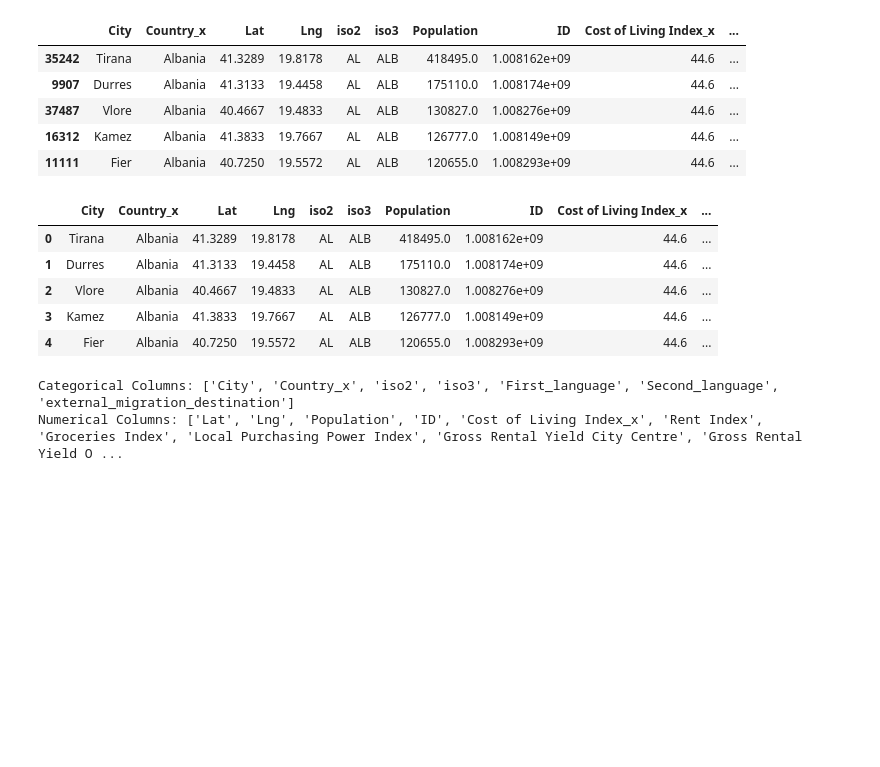
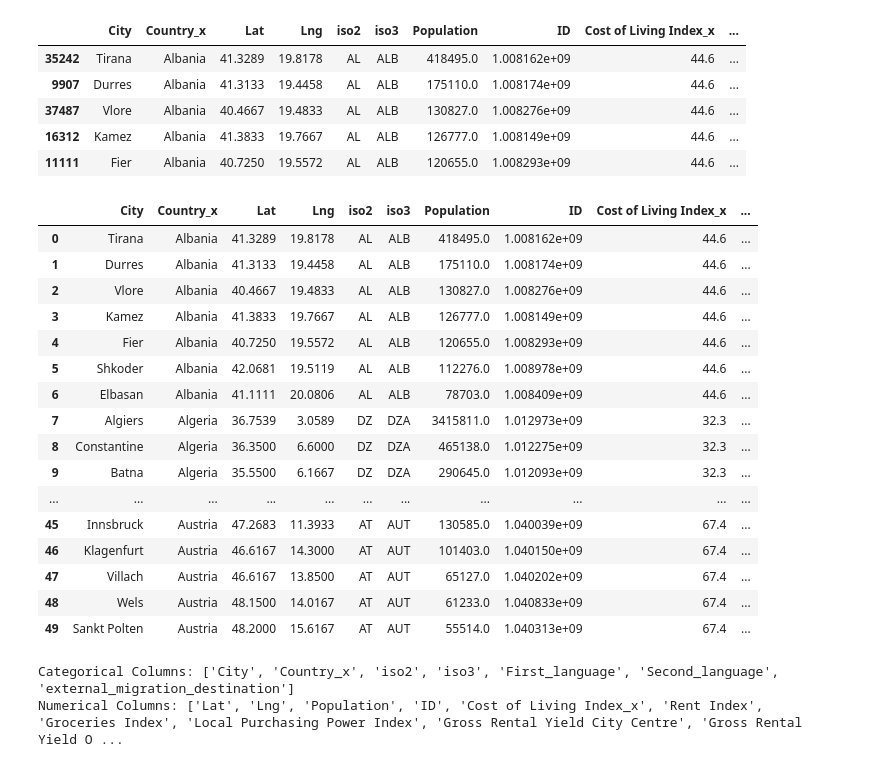
Before and after one commit to ronmaccms/DE_Team, a Jupyter notebook: 05_data_eng_cities_kpis.ipynb, the cells around one changed output. Drawn from its saved outputs; the diff is of its cells as text; code cells hidden in the pictures; blank space fills up the shorter version.

```diff
--- a/05_data_eng_cities_kpis.ipynb
+++ b/05_data_eng_cities_kpis.ipynb
@@ -264,26 +264,37 @@ migration_database.head()
 # %%
 #add language variable and net migration per city
 cities_missing_data.drop(columns=["City"], inplace= True)
 
 # Assuming cities_missing_data and sorted_combined_df are your DataFrames
 
 # Reset the index of both DataFrames before concatenating
 migration_database.reset_index(drop=True, inplace=True)
 cities_missing_data.reset_index(drop=True, inplace=True)
 
 # Concatenate based on matching values in the "City" column
 migration_database = pd.concat([migration_database, cities_missing_data], axis=1)
 migration_database.drop(columns=["Net migration (thousands)"], inplace= True)
 
 # Now, result contains the concatenated DataFrame
-migration_database.head()
+migration_database.head(50)
 # %% [output]
 |  | City | Country_x | Lat | Lng | iso2 | iso3 | Population | ID | Cost of Living Index_x | ... |
 | 0 | Tirana | Albania | 41.3289 | 19.8178 | AL | ALB | 418495.0 | 1.008162e+09 | 44.6 | ... |
 | 1 | Durres | Albania | 41.3133 | 19.4458 | AL | ALB | 175110.0 | 1.008174e+09 | 44.6 | ... |
 | 2 | Vlore | Albania | 40.4667 | 19.4833 | AL | ALB | 130827.0 | 1.008276e+09 | 44.6 | ... |
 | 3 | Kamez | Albania | 41.3833 | 19.7667 | AL | ALB | 126777.0 | 1.008149e+09 | 44.6 | ... |
 | 4 | Fier | Albania | 40.7250 | 19.5572 | AL | ALB | 120655.0 | 1.008293e+09 | 44.6 | ... |
+| 5 | Shkoder | Albania | 42.0681 | 19.5119 | AL | ALB | 112276.0 | 1.008978e+09 | 44.6 | ... |
+| 6 | Elbasan | Albania | 41.1111 | 20.0806 | AL | ALB | 78703.0 | 1.008409e+09 | 44.6 | ... |
+| 7 | Algiers | Algeria | 36.7539 | 3.0589 | DZ | DZA | 3415811.0 | 1.012973e+09 | 32.3 | ... |
+| 8 | Constantine | Algeria | 36.3500 | 6.6000 | DZ | DZA | 465138.0 | 1.012275e+09 | 32.3 | ... |
+| 9 | Batna | Algeria | 35.5500 | 6.1667 | DZ | DZA | 290645.0 | 1.012093e+09 | 32.3 | ... |
+| ... | ... | ... | ... | ... | ... | ... | ... | ... | ... | ... |
+| 45 | Innsbruck | Austria | 47.2683 | 11.3933 | AT | AUT | 130585.0 | 1.040039e+09 | 67.4 | ... |
+| 46 | Klagenfurt | Austria | 46.6167 | 14.3000 | AT | AUT | 101403.0 | 1.040150e+09 | 67.4 | ... |
+| 47 | Villach | Austria | 46.6167 | 13.8500 | AT | AUT | 65127.0 | 1.040202e+09 | 67.4 | ... |
+| 48 | Wels | Austria | 48.1500 | 14.0167 | AT | AUT | 61233.0 | 1.040833e+09 | 67.4 | ... |
+| 49 | Sankt Polten | Austria | 48.2000 | 15.6167 | AT | AUT | 55514.0 | 1.040313e+09 | 67.4 | ... |
 # %%
 # to do list 28/05/24
 
```
Also changed, not shown: parts of 5 cells of this notebook.
